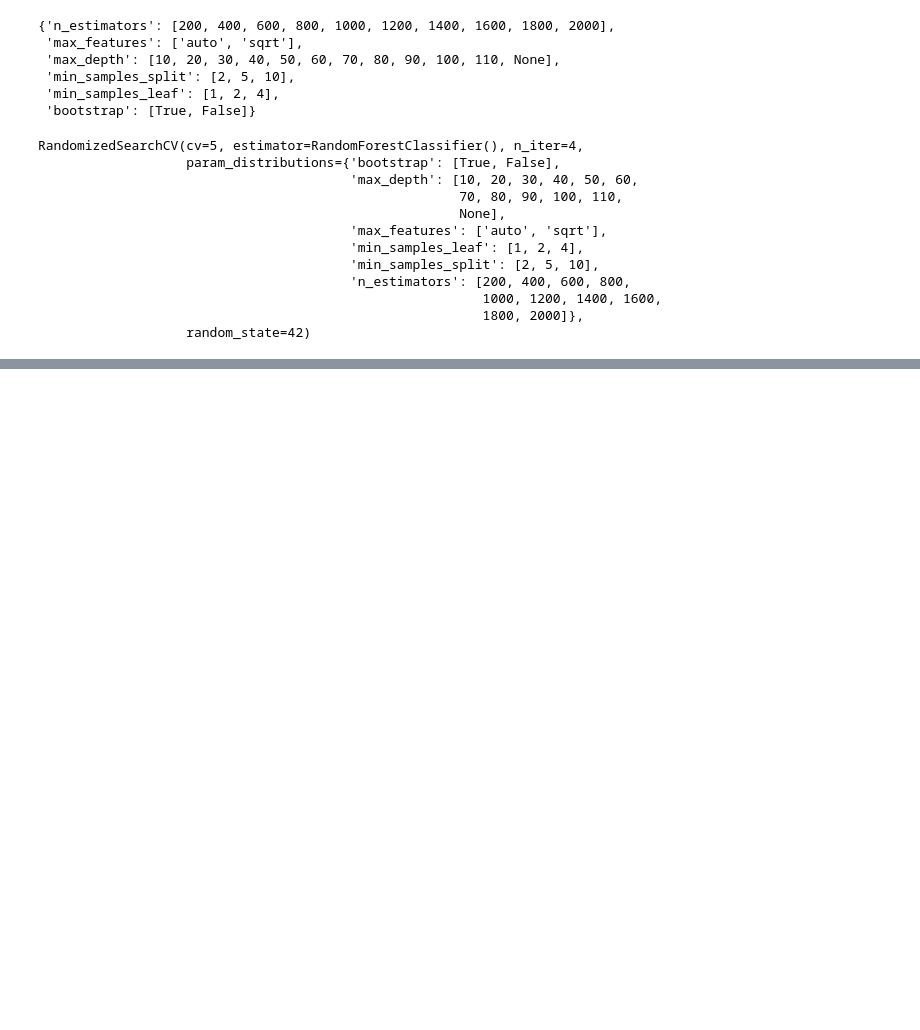
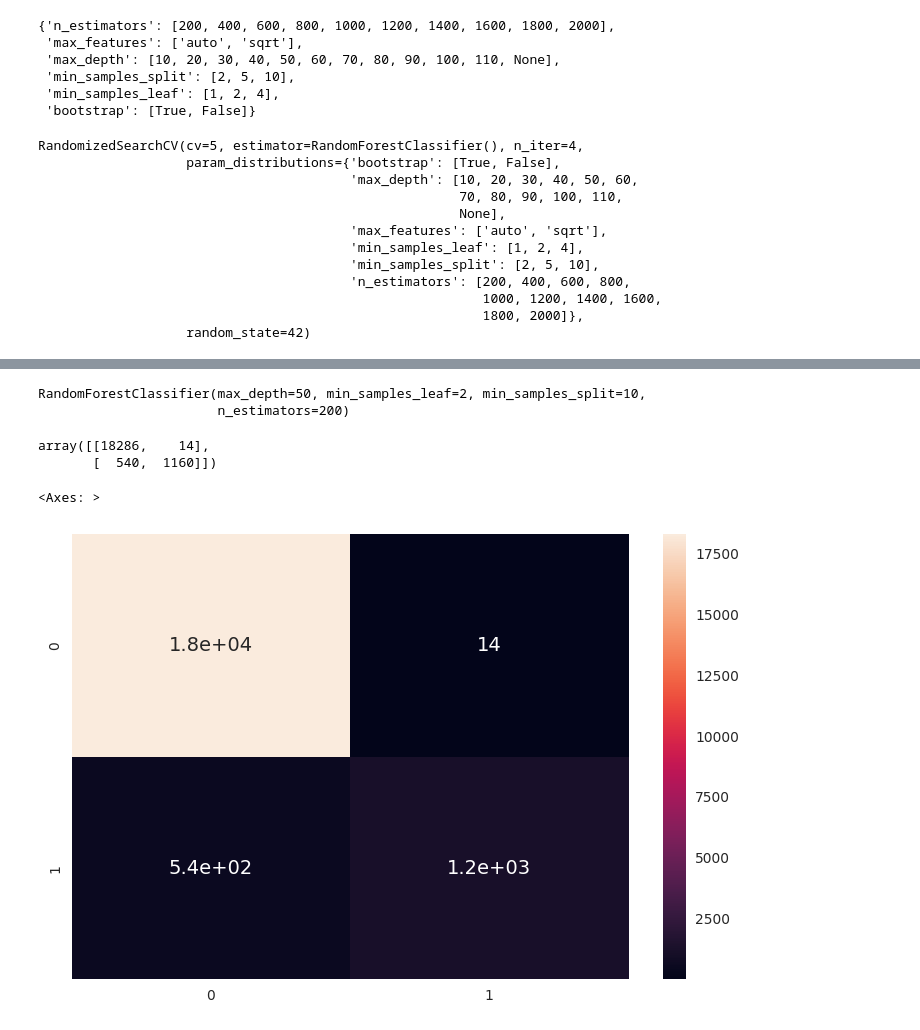
Before and after one commit to ibrahimediz/KordsaIntroML, a Jupyter notebook: Documents/MLModels/MlModel.ipynb, the cells around one changed output, grey strips where cells are left out. Saved outputs shown, nothing was run; the diff lists cells and outputs as text; code cells hidden in the pictures; blank space fills up the shorter version.

```diff
--- a/Documents/MLModels/MlModel.ipynb
+++ b/Documents/MLModels/MlModel.ipynb
@@ -271,11 +264,11 @@ random_grid
  'min_samples_leaf': [1, 2, 4],
  'bootstrap': [True, False]}
 # %%
-from sklearn.model_selection import RandomizedSearchCV
+# from sklearn.model_selection import RandomizedSearchCV
 
-model = RandomForestClassifier()
-rf_random = RandomizedSearchCV(model,random_grid, n_iter = 4,cv = 5,random_state=42)
-rf_random.fit(X_train,y_train)
+# model = RandomForestClassifier()
+# rf_random = RandomizedSearchCV(model,random_grid, n_iter = 4,cv = 5,random_state=42)
+# rf_random.fit(X_train,y_train)
 # %% [output]
 RandomizedSearchCV(cv=5, estimator=RandomForestClassifier(), n_iter=4,
                    param_distributions={'bootstrap': [True, False],
@@ -306,0 +307,20 @@ rf_random.best_params_
+# %%
+
+model = RandomForestClassifier(n_estimators= 200,min_samples_split=10,min_samples_leaf=2,max_features='sqrt',max_depth= 50,bootstrap=True)
+model.fit(X_train,y_train)
+# %% [output]
+RandomForestClassifier(max_depth=50, min_samples_leaf=2, min_samples_split=10,
+                       n_estimators=200)
+# %%
+y_preds = model.predict(X_test)
+# %%
+from sklearn.metrics import confusion_matrix,accuracy_score,precision_score,f1_score,recall_score
+confusion_matrix(y_test,y_preds)
+# %% [output]
+array([[18286,    14],
+       [  540,  1160]])
+# %%
+sns.heatmap(confusion_matrix(y_test,y_preds),annot=True)
+# %% [output]
+<Axes: >
+[figure, added]
```
Also changed, not shown: parts of 24 cells of this notebook, 19 other files.
